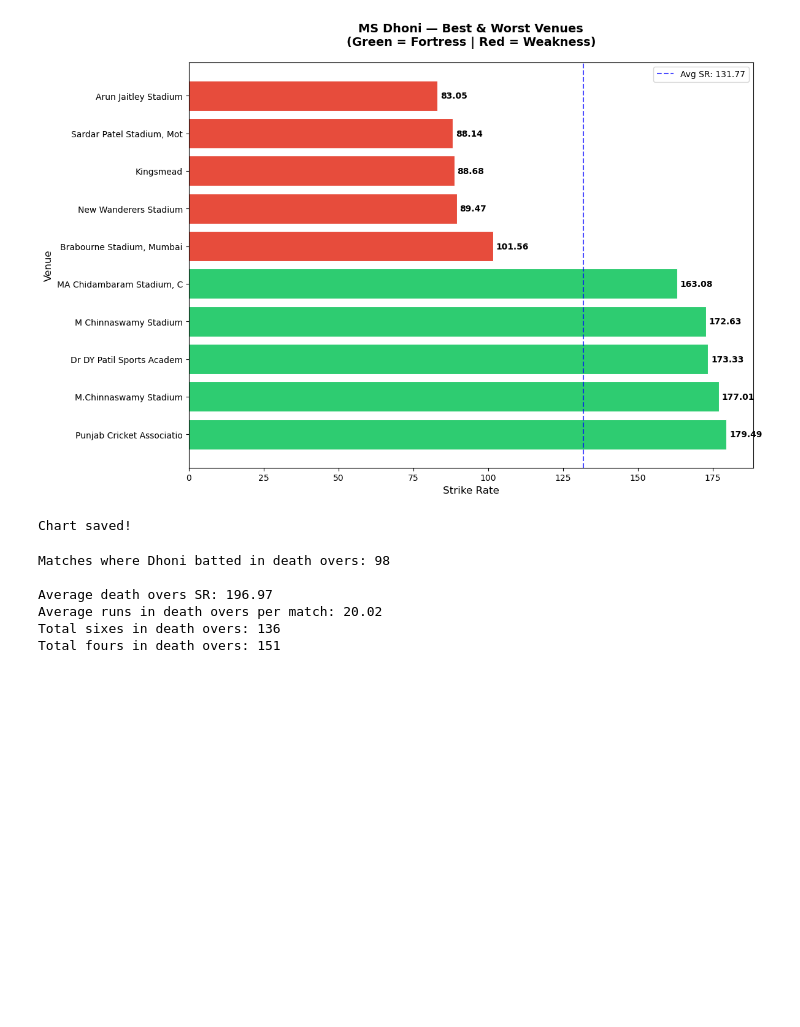
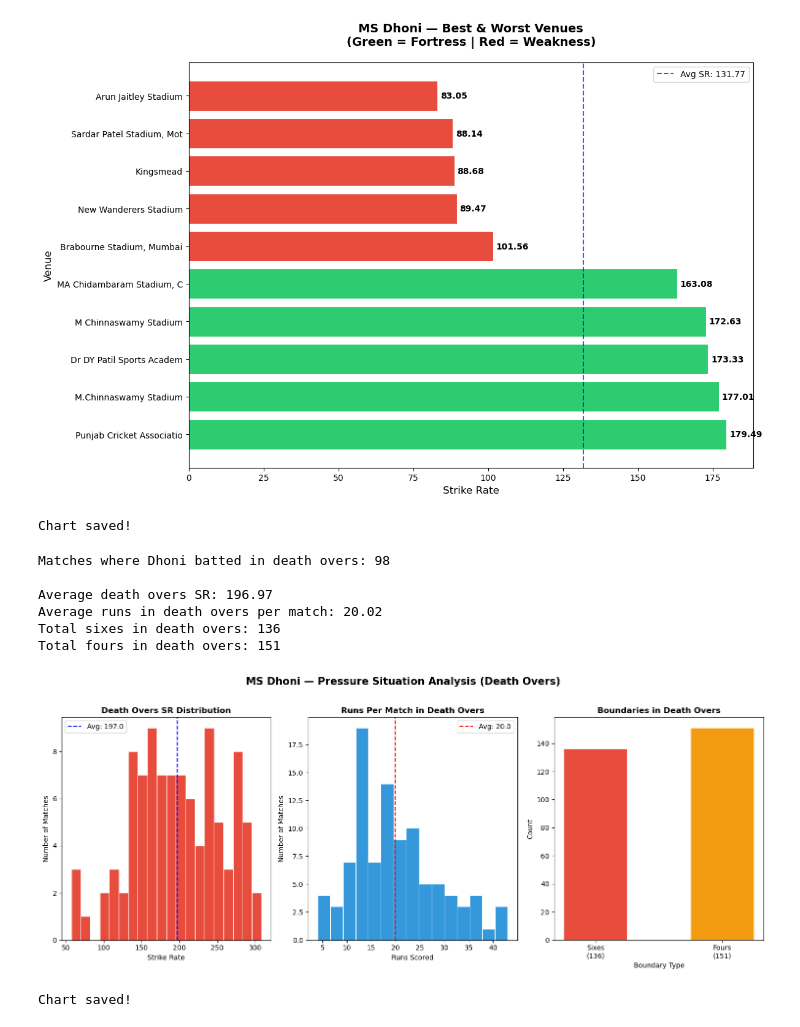
Before and after one commit to mishrashashikamal/ipl-coaching-dashboard, a Jupyter notebook: 01_data_exploration.ipynb, the cells around one changed output. Cells and saved outputs as stored; diff of their text form; code cells hidden in the pictures; blank space fills up the shorter version.

```diff
--- a/01_data_exploration.ipynb
+++ b/01_data_exploration.ipynb
@@ -771,3 +771,74 @@ Average death overs SR: 196.97
 Average runs in death overs per match: 20.02
 Total sixes in death overs: 136
 Total fours in death overs: 151
+# %%
+# ============================================
+# PRESSURE SITUATION VISUALIZATION
+# ============================================
+
+fig, axes = plt.subplots(1, 3, figsize=(15, 6))  # 3 charts side by side
+
+# --- Chart 1: SR Distribution in death overs ---
+axes[0].hist(
+    death_per_match['strike_rate'],   # data
+    bins=20,                           # number of bars
+    color='#e74c3c',
+    edgecolor='white',
+    linewidth=0.8
+)
+axes[0].axvline(
+    x=death_per_match['strike_rate'].mean(),  # average line
+    color='blue', linestyle='--',
+    label=f"Avg: {death_per_match['strike_rate'].mean().round(1)}"
+)
+axes[0].set_title('Death Overs SR Distribution', fontweight='bold')
+axes[0].set_xlabel('Strike Rate')
+axes[0].set_ylabel('Number of Matches')
+axes[0].legend()
+
+# --- Chart 2: Runs per match distribution ---
+axes[1].hist(
+    death_per_match['runs'],           # data
+    bins=15,                           # number of bars
+    color='#3498db',
+    edgecolor='white',
+    linewidth=0.8
+)
+axes[1].axvline(
+    x=death_per_match['runs'].mean(),  # average line
+    color='red', linestyle='--',
+    label=f"Avg: {death_per_match['runs'].mean().round(1)}"
+)
+axes[1].set_title('Runs Per Match in Death Overs', fontweight='bold')
+axes[1].set_xlabel('Runs Scored')
+axes[1].set_ylabel('Number of Matches')
+axes[1].legend()
+
+# --- Chart 3: Sixes vs Fours comparison ---
+boundary_data = [death_per_match['sixes'].sum(),
+                 death_per_match['fours'].sum()]
+boundary_labels = [f"Sixes\n({death_per_match['sixes'].sum()})",
+                   f"Fours\n({death_per_match['fours'].sum()})"]
+axes[2].bar(
+    boundary_labels,                   # x axis
+    boundary_data,                     # y axis
+    color=['#e74c3c', '#f39c12'],
+    edgecolor='white',
+    linewidth=1.2,
+    width=0.5
+)
+axes[2].set_title('Boundaries in Death Overs', fontweight='bold')
+axes[2].set_xlabel('Boundary Type')
+axes[2].set_ylabel('Count')
+
+# Overall title
+fig.suptitle(f'{player} — Pressure Situation Analysis (Death Overs)',
+             fontsize=15, fontweight='bold', y=1.02)
+
+plt.tight_layout()
+plt.savefig('dhoni_pressure_analysis.png', dpi=150, bbox_inches='tight')
+plt.show()
+print("Chart saved!")
+# %% [output]
+[figure, added]
+Chart saved!
```
Also changed, not shown: 5 other files.
